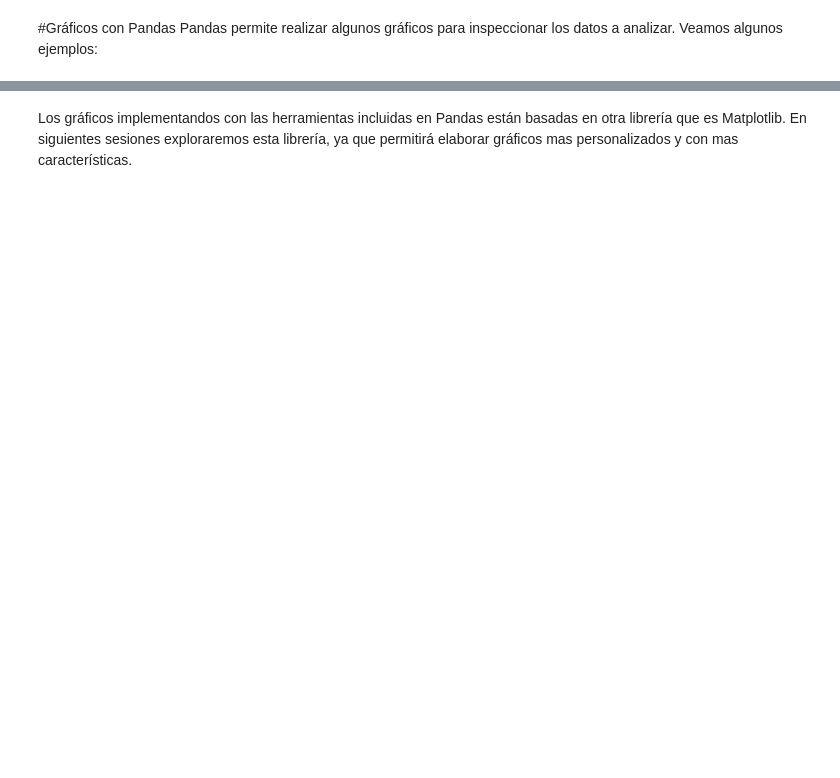
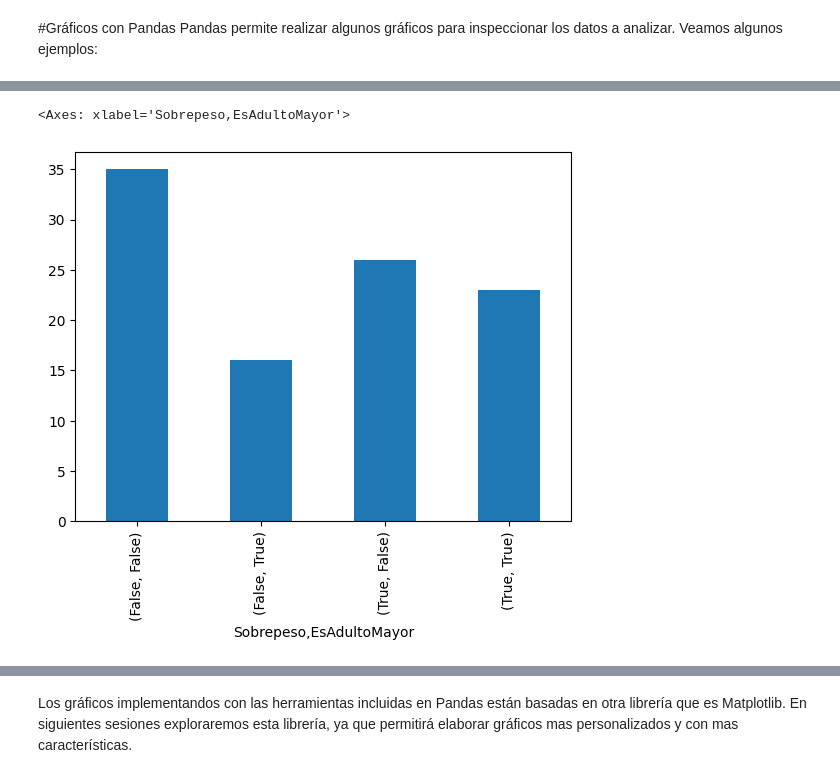
Before and after one commit to mirellac17/PCM_python, a Jupyter notebook: Copia_de_pandas_PCM.ipynb, the cells around one changed output, grey strips where cells are left out. Drawn from its saved outputs; the diff is of its cells as text; code cells hidden in the pictures; blank space fills up the shorter version.

```diff
--- a/Copia_de_pandas_PCM.ipynb
+++ b/Copia_de_pandas_PCM.ipynb
@@ -56,0 +343,5 @@ Pandas permite realizar algunos gráficos para inspeccionar los datos a analizar
+# %%
+df.groupby(['Sobrepeso','EsAdultoMayor']).size().plot.bar()
+# %% [output]
+<Axes: xlabel='Sobrepeso,EsAdultoMayor'>
+[figure, added]
```
Also changed, not shown: parts of 31 cells of this notebook.
